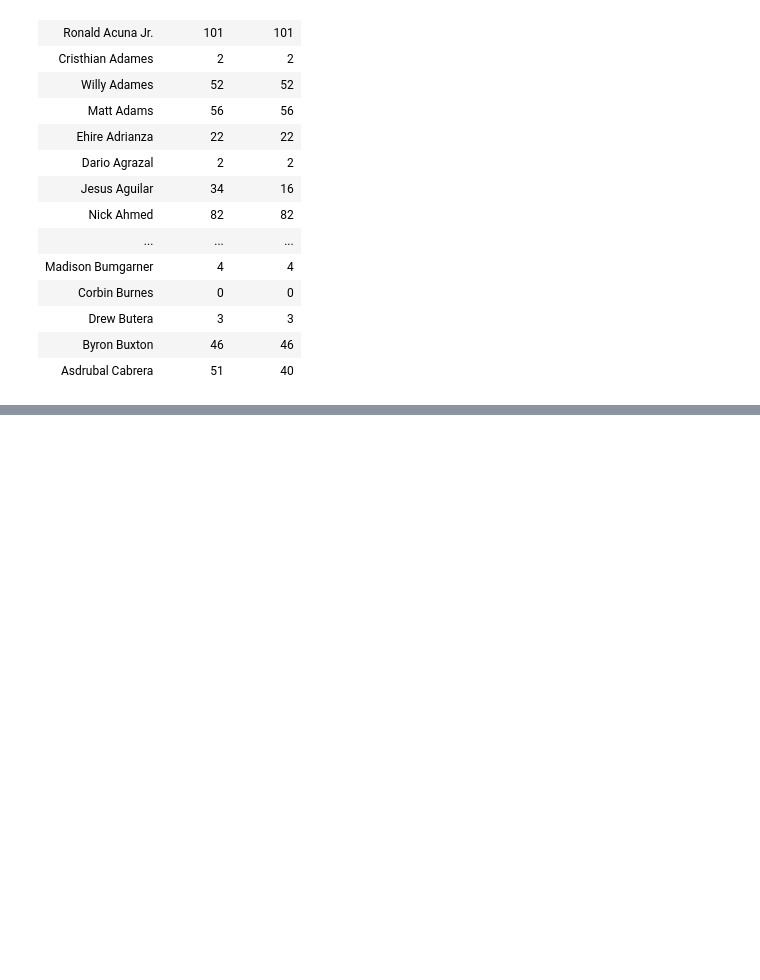
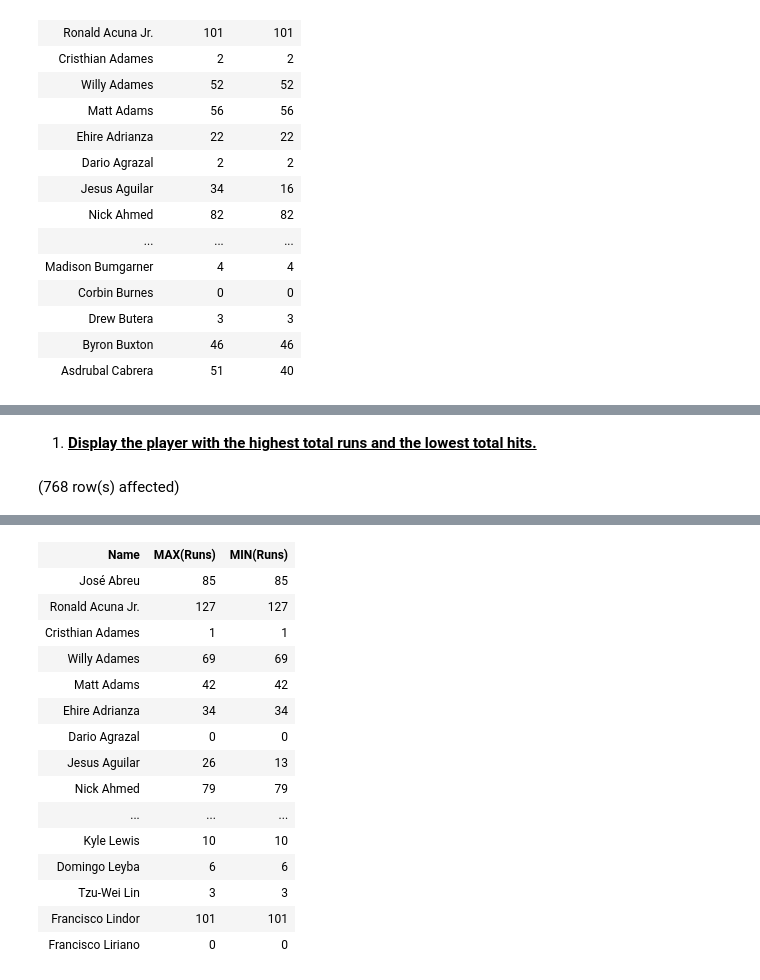
Before and after one commit to Vinayak0807/database-2023, a Jupyter notebook: baseball.ipynb, the cells around one changed output, grey strips where cells are left out. Saved outputs shown, nothing was run; the diff lists cells and outputs as text; code cells hidden in the pictures; blank space fills up the shorter version.

```diff
--- a/baseball.ipynb
+++ b/baseball.ipynb
@@ -246,0 +308,8 @@ Total execution time: 00:00:01.019
+# %% [markdown]
+1. **<u>Display the player with the highest total runs and the lowest total hits.</u>**
+# %%
+SELECT Name, MAX(Runs),MIN(Runs)
+from baseball
+GROUP by Name;
+# %% [output]
+(768 row(s) affected)
@@ -246,0 +317,16 @@ Total execution time: 00:00:01.019
+| Name | MAX(Runs) | MIN(Runs) |
+| José Abreu | 85 | 85 |
+| Ronald Acuna Jr. | 127 | 127 |
+| Cristhian Adames | 1 | 1 |
+| Willy Adames | 69 | 69 |
+| Matt Adams | 42 | 42 |
+| Ehire Adrianza | 34 | 34 |
+| Dario Agrazal | 0 | 0 |
+| Jesus Aguilar | 26 | 13 |
+| Nick Ahmed | 79 | 79 |
+| ... | ... | ... |
+| Kyle Lewis | 10 | 10 |
+| Domingo Leyba | 6 | 6 |
+| Tzu-Wei Lin | 3 | 3 |
+| Francisco Lindor | 101 | 101 |
+| Francisco Liriano | 0 | 0 |
```
Also changed, not shown: parts of 7 cells of this notebook.
